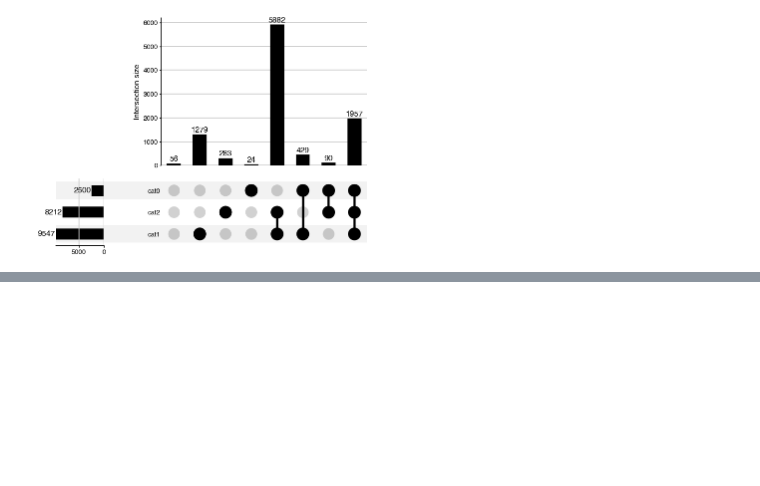
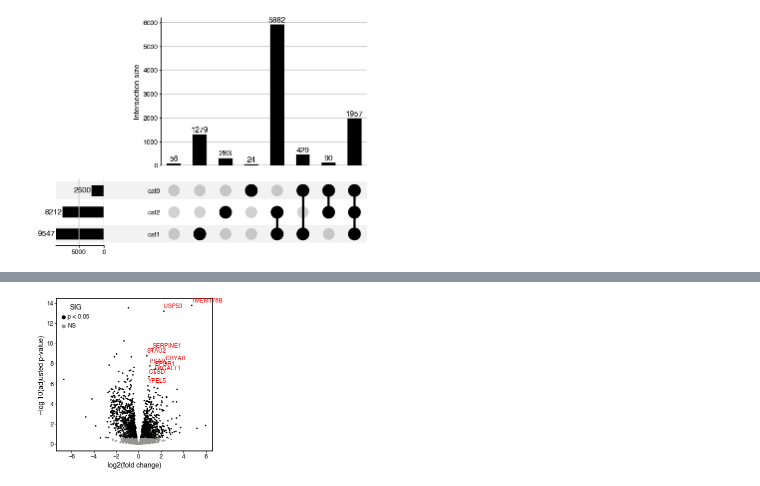
Before and after one commit to faridrashidi/cnsplots, a Jupyter notebook: notebooks/matplotlib.ipynb, the cells around one changed output, grey strips where cells are left out. Saved outputs shown, nothing was run; the diff lists cells and outputs as text; code cells hidden in the pictures; blank space fills up the shorter version.

```diff
--- a/notebooks/matplotlib.ipynb
+++ b/notebooks/matplotlib.ipynb
@@ -141,3 +150,48 @@ Plotting legends..
+# %%
+de_results["-log10(adjp)"] = -np.log10(de_results["padj"])
+de_results["Rank"] = -np.log10(de_results.padj) * de_results["log2FoldChange"]
+de_results['SIG'] = 'NS'
+de_results['DEG'] = 'NS'
+de_results.loc[(de_results['pvalue'] < 0.05), 'SIG'] = 'p < 0.05'
+de_results.loc[(de_results['pvalue'] < 0.05) & (de_results['log2FoldChange'] > 0), 'DEG'] = 'Up'
+de_results.loc[(de_results['pvalue'] < 0.05) & (de_results['log2FoldChange'] < 0), 'DEG'] = 'Down'
+
+cns.figure(200, 200)
+# https://github.com/DingWB/PyComplexHeatmap/blob/main/PyComplexHeatmap/bioinformatics_plot.py
+ax = sns.scatterplot(
+    data=de_results,
+    x="log2FoldChange",
+    y="-log10(adjp)",
+    s=2,
+    hue="SIG",
+    edgecolor=None,
+    palette=sns.xkcd_palette(["black", "grey"]),
+)
+
+for i, (x0, y0, t) in (
+    de_results
+    .loc[de_results["DEG"] == "Up", ["log2FoldChange", "-log10(adjp)", "symbol"]]
+    .sort_values("-log10(adjp)", ascending=False)
+    .head(10)
+    .iterrows()
+):
+    ax.annotate(
+        text=t,
+        xy=(x0, y0),
+        xytext=(-0.3, 3),
+        annotation_clip=False,
+        color="red",
+        textcoords="offset points",
+        size=6,
+    )
+
+ax.spines["right"].set_visible(True)
+ax.spines["top"].set_visible(True)
+plt.xlabel("log2(fold change)")
+plt.ylabel("–log 10(adjusted p-value)")
+plt.savefig("../../../Desktop/salam.pdf")
+# %% [output]
+[figure, added]
 # %%
 # https://github.com/krassowski/rpy2-complex-heatmap-grammar/blob/main/Examples.ipynb
 # cns.heatmap(
```
Also changed, not shown: parts of 11 cells of this notebook, 5 other files.
